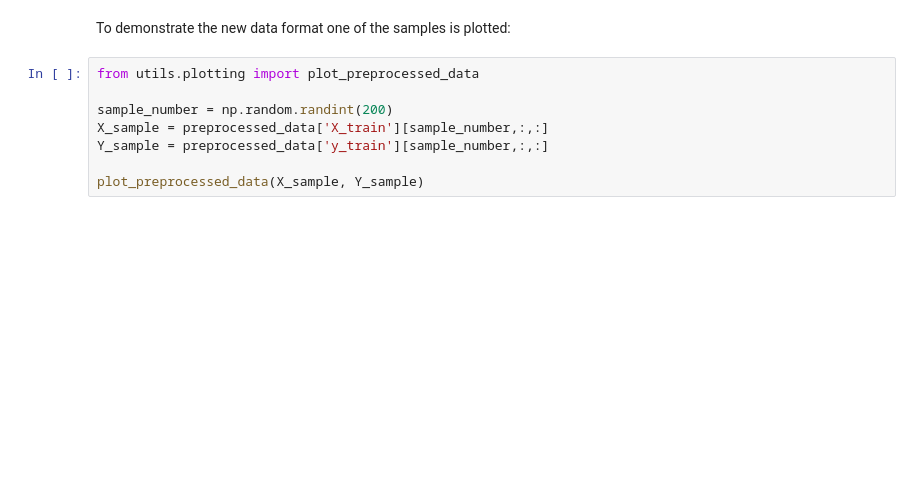
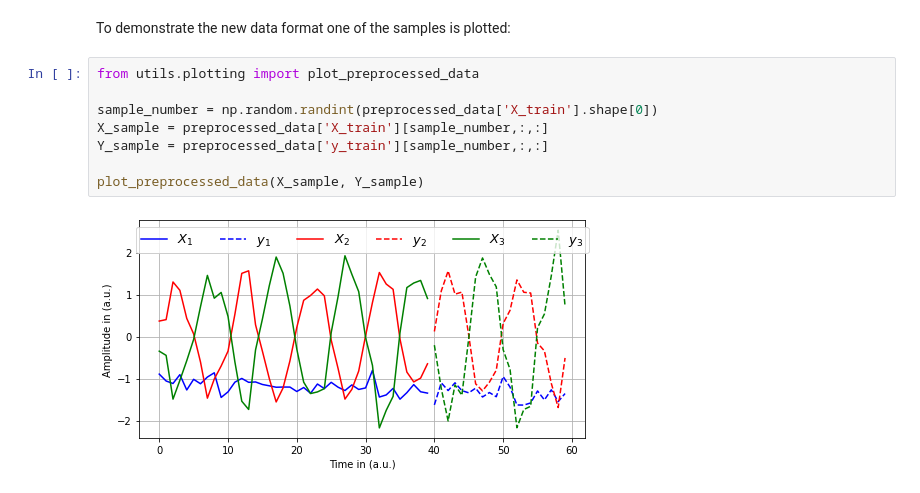
Before and after one commit to HiddeKanger/SCINet, a Jupyter notebook: exp/training_scinet/training_scinet.ipynb, the cells around one changed output. Drawn from its saved outputs; the diff is of its cells as text; blank space fills up the shorter version.

Commit message:
added training

```diff
--- a/exp/training_scinet/training_scinet.ipynb
+++ b/exp/training_scinet/training_scinet.ipynb
@@ -90,8 +104,10 @@ To demonstrate the new data format one of the samples is plotted:
 # %%
 from utils.plotting import plot_preprocessed_data
 
-sample_number = np.random.randint(200)
+sample_number = np.random.randint(preprocessed_data['X_train'].shape[0])
 X_sample = preprocessed_data['X_train'][sample_number,:,:]
 Y_sample = preprocessed_data['y_train'][sample_number,:,:]
 
 plot_preprocessed_data(X_sample, Y_sample)
+# %% [output]
+[figure, added]
```
Also changed, not shown: parts of 9 cells of this notebook, 9 other files.
